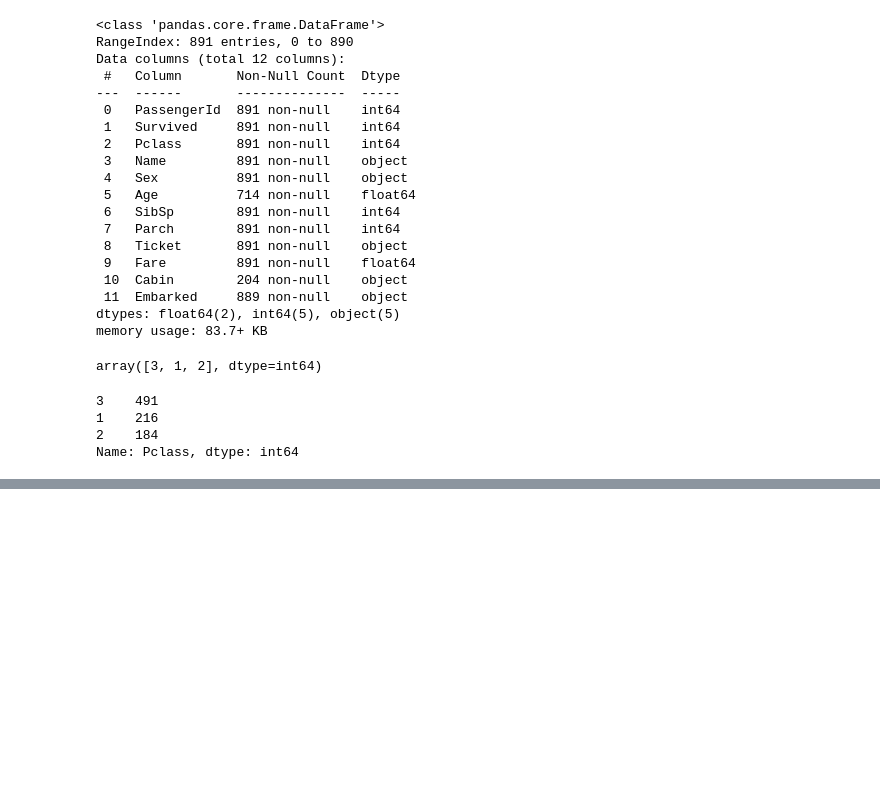
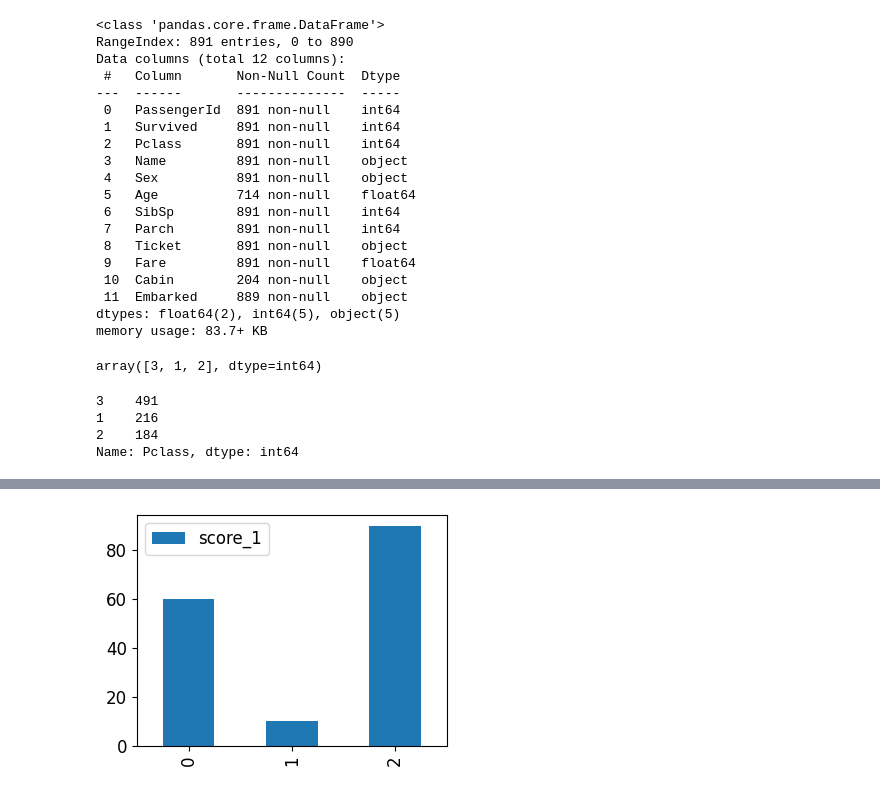
Before and after one commit to kkh1158/lecture, a Jupyter notebook: ipynb/lec12_matplotlib.ipynb, the cells around one changed output, grey strips where cells are left out. Cells and saved outputs as stored; diff of their text form; code cells hidden in the pictures; blank space fills up the shorter version.

```diff
--- a/ipynb/lec12_matplotlib.ipynb
+++ b/ipynb/lec12_matplotlib.ipynb
@@ -60,0 +69,5 @@ plt.show()
+# %%
+df[['sub','score_1']].plot(kind='bar')
+plt.show()
+# %% [output]
+[figure, added]
```
Also changed, not shown: parts of 22 cells of this notebook, 5 other files.
